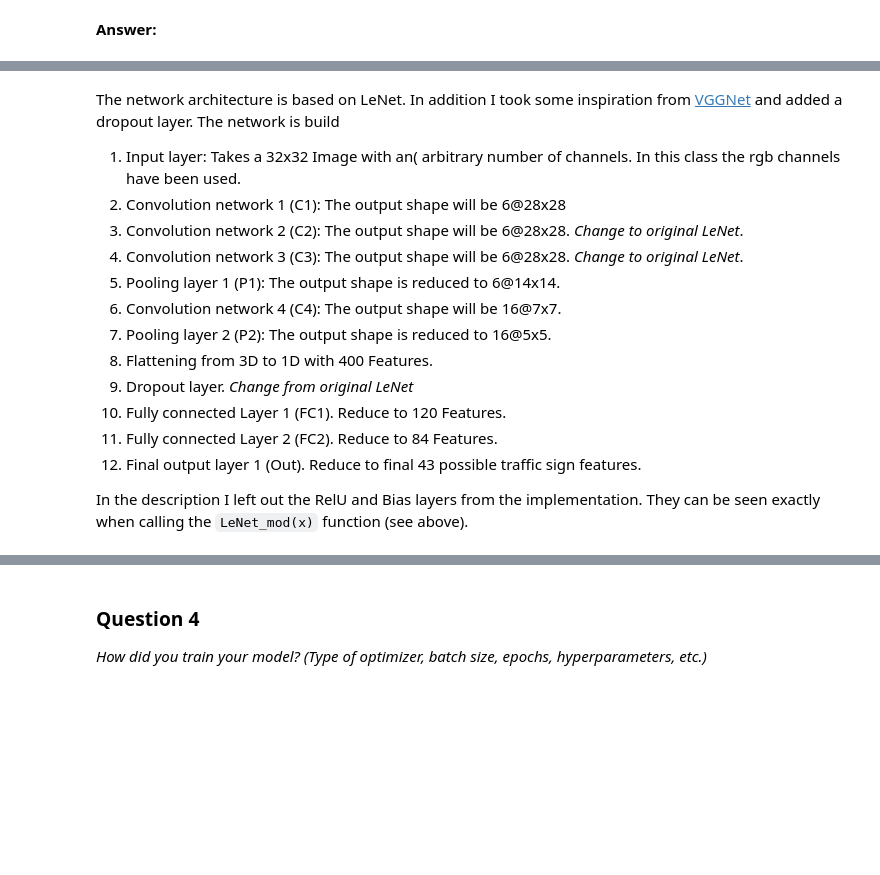
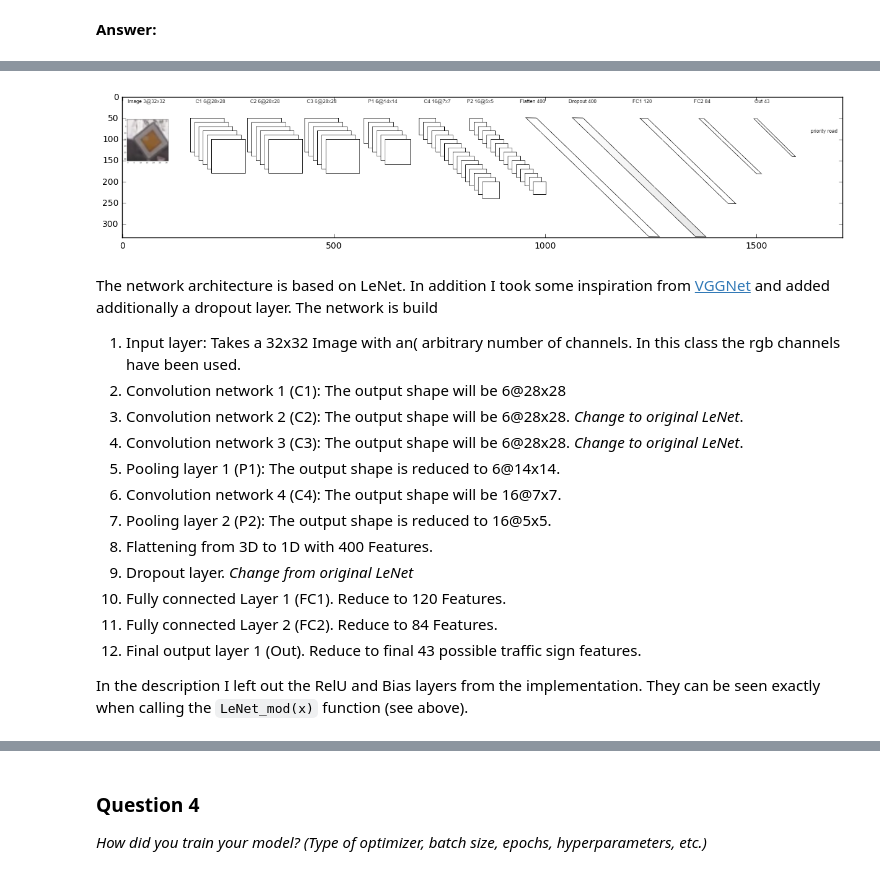
Before and after one commit to avrabe/CarND-Traffic-Sign-Classifier-Project, a Jupyter notebook: Traffic_Sign_Classifier.ipynb, the cells around one changed output, grey strips where cells are left out. Cells and saved outputs as stored; diff of their text form; code cells hidden in the pictures; blank space fills up the shorter version.

```diff
--- a/Traffic_Sign_Classifier.ipynb
+++ b/Traffic_Sign_Classifier.ipynb
@@ -491,5 +552,15 @@ _What does your final architecture look like? (Type of model, layers, sizes, con
+# %%
+# Usually I'd embed the image using markdown, but then it can't be exported into html
+fig_size = [15,9]
+plt.rcParams["figure.figsize"] = fig_size
+image = cv2.imread("network.png")
+image = cv2.cvtColor(image, cv2.COLOR_BGR2RGB)
+plt.imshow(image)
+plt.show()
+# %% [output]
+[figure, added]
 # %% [markdown]
-The network architecture is based on LeNet. In addition I took some inspiration from [VGGNet](https://arxiv.org/pdf/1409.1556.pdf) and added a dropout layer.
+The network architecture is based on LeNet. In addition I took some inspiration from [VGGNet](https://arxiv.org/pdf/1409.1556.pdf) and added additionally a dropout layer.
 The network is build
 1. Input layer: Takes a 32x32 Image with an( arbitrary number of channels. In this class the rgb channels have been used.
 2. Convolution network 1 (C1): The output shape will be 6@28x28
```
Also changed, not shown: parts of 14 cells of this notebook.
